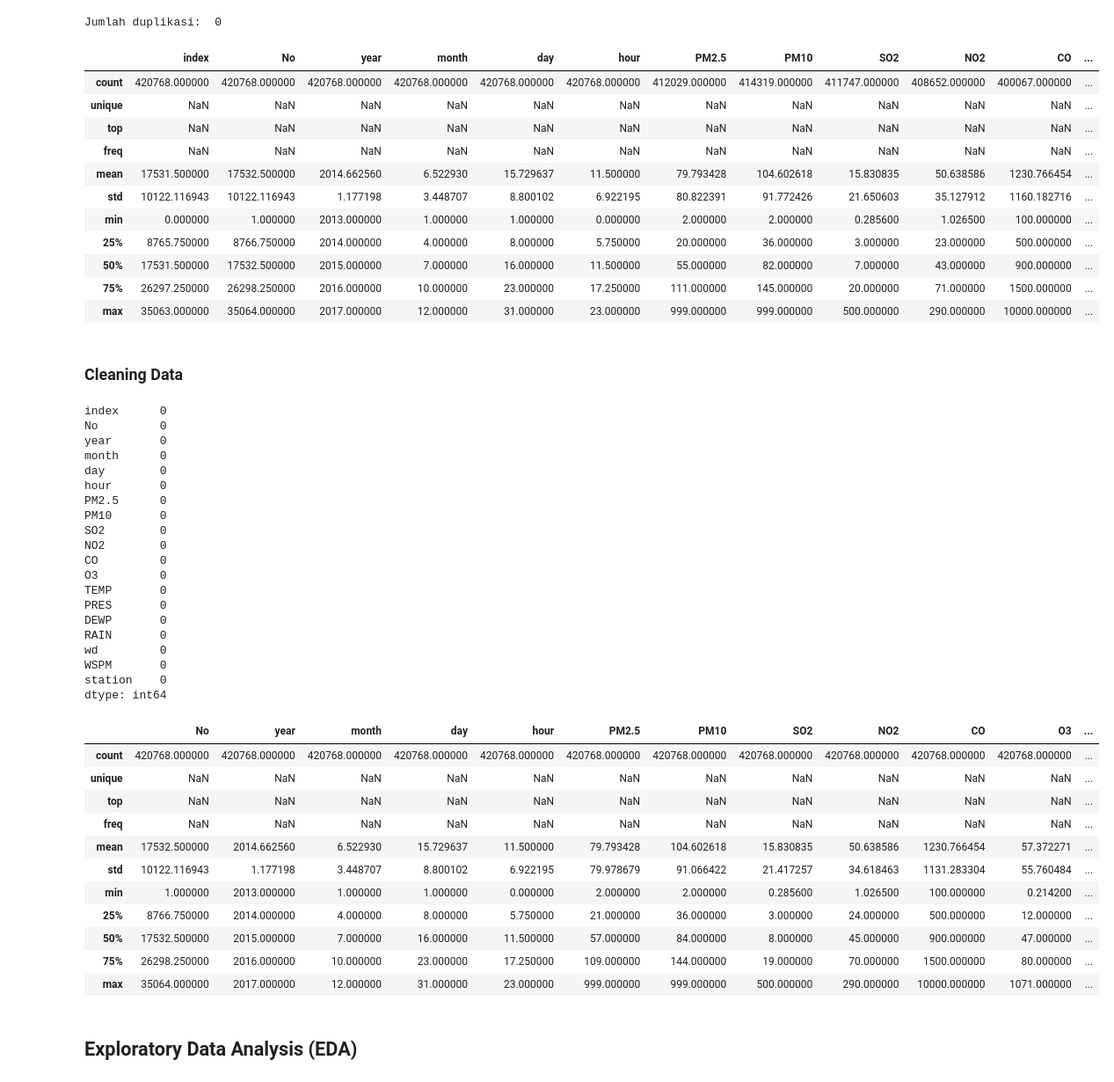
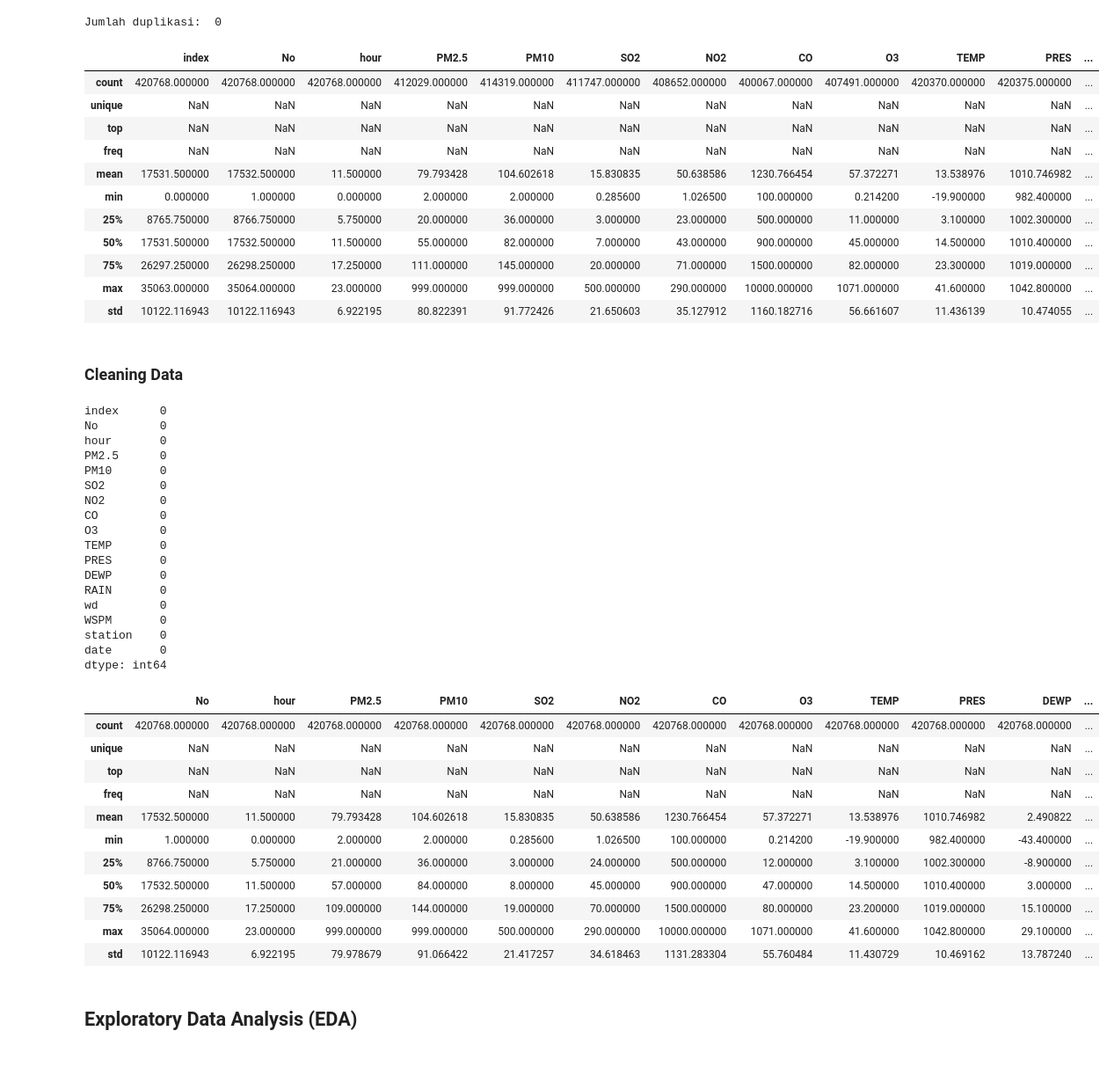
Before and after one commit to Alvi399/Analisa-Air-Quality-Dataset, a Jupyter notebook: notebook.ipynb, the cells around one changed output. Shown at 88% size. Saved outputs shown, nothing was run; the diff lists cells and outputs as text; code cells hidden in the pictures.

```diff
--- a/notebook.ipynb
+++ b/notebook.ipynb
@@ -20,18 +20,18 @@ import seaborn as sns
 # %% [markdown]
 ### Gathering Data
 # %%
-data1_df = pd.read_csv('PRSA_Data_Changping_20130301-20170228.csv')
-data2_df = pd.read_csv('PRSA_Data_Aotizhongxin_20130301-20170228.csv')
-data3_df = pd.read_csv('PRSA_Data_Dingling_20130301-20170228.csv')
-data4_df = pd.read_csv('PRSA_Data_Dongsi_20130301-20170228.csv')
-data5_df = pd.read_csv('PRSA_Data_Guanyuan_20130301-20170228.csv')
-data6_df = pd.read_csv('PRSA_Data_Gucheng_20130301-20170228.csv')
-data7_df = pd.read_csv('PRSA_Data_Huairou_20130301-20170228.csv')
-data8_df = pd.read_csv('PRSA_Data_Nongzhanguan_20130301-20170228.csv')
-data9_df = pd.read_csv('PRSA_Data_Shunyi_20130301-20170228.csv')
-data10_df = pd.read_csv('PRSA_Data_Tiantan_20130301-20170228.csv')
-data11_df = pd.read_csv('PRSA_Data_Wanliu_20130301-20170228.csv')
-data12_df = pd.read_csv('PRSA_Data_Wanshouxigong_20130301-20170228.csv')
+data1_df = pd.read_csv('data/PRSA_Data_Changping_20130301-20170228.csv')
+data2_df = pd.read_csv('data/PRSA_Data_Aotizhongxin_20130301-20170228.csv')
+data3_df = pd.read_csv('data/PRSA_Data_Dingling_20130301-20170228.csv')
+data4_df = pd.read_csv('data/PRSA_Data_Dongsi_20130301-20170228.csv')
+data5_df = pd.read_csv('data/PRSA_Data_Guanyuan_20130301-20170228.csv')
+data6_df = pd.read_csv('data/PRSA_Data_Gucheng_20130301-20170228.csv')
+data7_df = pd.read_csv('data/PRSA_Data_Huairou_20130301-20170228.csv')
+data8_df = pd.read_csv('data/PRSA_Data_Nongzhanguan_20130301-20170228.csv')
+data9_df = pd.read_csv('data/PRSA_Data_Shunyi_20130301-20170228.csv')
+data10_df = pd.read_csv('data/PRSA_Data_Tiantan_20130301-20170228.csv')
+data11_df = pd.read_csv('data/PRSA_Data_Wanliu_20130301-20170228.csv')
+data12_df = pd.read_csv('data/PRSA_Data_Wanshouxigong_20130301-20170228.csv')
 # %%
 all_df = pd.concat(
     [data1_df,
@@ -58,3 +58,8 @@ all_df.head()
 | 4 | 4 | 5 | 2013 | 3 | 1 | 4 | 3.0 | 3.0 | 14.0 | 8.0 | 300.0 | ... |
 # %% [markdown]
 ### Assessing Data
+# %%
+all_df.drop
+all_df['date'] = pd.to_datetime(all_df[['year', 'month', 'day']])
+all_df = all_df = all_df.drop(['day', 'month', 'year'], axis=1)
+all_df.head(12)
@@ -108,18 +125,18 @@ Jumlah duplikasi:  0
 # %%
 all_df.describe(include="all")
 # %% [output]
-|  | index | No | year | month | day | hour | PM2.5 | PM10 | SO2 | NO2 | CO | ... |
-| count | 420768.000000 | 420768.000000 | 420768.000000 | 420768.000000 | 420768.000000 | 420768.000000 | 412029.000000 | 414319.000000 | 411747.000000 | 408652.000000 | 400067.000000 | ... |
+|  | index | No | hour | PM2.5 | PM10 | SO2 | NO2 | CO | O3 | TEMP | PRES | ... |
+| count | 420768.000000 | 420768.000000 | 420768.000000 | 412029.000000 | 414319.000000 | 411747.000000 | 408652.000000 | 400067.000000 | 407491.000000 | 420370.000000 | 420375.000000 | ... |
 | unique | NaN | NaN | NaN | NaN | NaN | NaN | NaN | NaN | NaN | NaN | NaN | ... |
 | top | NaN | NaN | NaN | NaN | NaN | NaN | NaN | NaN | NaN | NaN | NaN | ... |
 | freq | NaN | NaN | NaN | NaN | NaN | NaN | NaN | NaN | NaN | NaN | NaN | ... |
-| mean | 17531.500000 | 17532.500000 | 2014.662560 | 6.522930 | 15.729637 | 11.500000 | 79.793428 | 104.602618 | 15.830835 | 50.638586 | 1230.766454 | ... |
-| std | 10122.116943 | 10122.116943 | 1.177198 | 3.448707 | 8.800102 | 6.922195 | 80.822391 | 91.772426 | 21.650603 | 35.127912 | 1160.182716 | ... |
-| min | 0.000000 | 1.000000 | 2013.000000 | 1.000000 | 1.000000 | 0.000000 | 2.000000 | 2.000000 | 0.285600 | 1.026500 | 100.000000 | ... |
-| 25% | 8765.750000 | 8766.750000 | 2014.000000 | 4.000000 | 8.000000 | 5.750000 | 20.000000 | 36.000000 | 3.000000 | 23.000000 | 500.000000 | ... |
-| 50% | 17531.500000 | 17532.500000 | 2015.000000 | 7.000000 | 16.000000 | 11.500000 | 55.000000 | 82.000000 | 7.000000 | 43.000000 | 900.000000 | ... |
-| 75% | 26297.250000 | 26298.250000 | 2016.000000 | 10.000000 | 23.000000 | 17.250000 | 111.000000 | 145.000000 | 20.000000 | 71.000000 | 1500.000000 | ... |
-| max | 35063.000000 | 35064.000000 | 2017.000000 | 12.000000 | 31.000000 | 23.000000 | 999.000000 | 999.000000 | 500.000000 | 290.000000 | 10000.000000 | ... |
+| mean | 17531.500000 | 17532.500000 | 11.500000 | 79.793428 | 104.602618 | 15.830835 | 50.638586 | 1230.766454 | 57.372271 | 13.538976 | 1010.746982 | ... |
+| min | 0.000000 | 1.000000 | 0.000000 | 2.000000 | 2.000000 | 0.285600 | 1.026500 | 100.000000 | 0.214200 | -19.900000 | 982.400000 | ... |
+| 25% | 8765.750000 | 8766.750000 | 5.750000 | 20.000000 | 36.000000 | 3.000000 | 23.000000 | 500.000000 | 11.000000 | 3.100000 | 1002.300000 | ... |
+| 50% | 17531.500000 | 17532.500000 | 11.500000 | 55.000000 | 82.000000 | 7.000000 | 43.000000 | 900.000000 | 45.000000 | 14.500000 | 1010.400000 | ... |
+| 75% | 26297.250000 | 26298.250000 | 17.250000 | 111.000000 | 145.000000 | 20.000000 | 71.000000 | 1500.000000 | 82.000000 | 23.300000 | 1019.000000 | ... |
+| max | 35063.000000 | 35064.000000 | 23.000000 | 999.000000 | 999.000000 | 500.000000 | 290.000000 | 10000.000000 | 1071.000000 | 41.600000 | 1042.800000 | ... |
+| std | 10122.116943 | 10122.116943 | 6.922195 | 80.822391 | 91.772426 | 21.650603 | 35.127912 | 1160.182716 | 56.661607 | 11.436139 | 10.474055 | ... |
 # %% [markdown]
 ### Cleaning Data
 # %%
@@ -132,9 +149,6 @@ all_df.isna().sum()
 # %% [output]
 index      0
 No         0
-year       0
-month      0
-day        0
 hour       0
 PM2.5      0
 PM10       0
@@ -149,23 +163,24 @@ RAIN       0
 wd         0
 WSPM       0
 station    0
+date       0
 dtype: int64
 # %%
-# all_df.drop(columns="index",axis=1,inplace=True)
+all_df.drop(columns="index",axis=1,inplace=True)
 all_df.describe(include="all")
 # %% [output]
-|  | No | year | month | day | hour | PM2.5 | PM10 | SO2 | NO2 | CO | O3 | ... |
+|  | No | hour | PM2.5 | PM10 | SO2 | NO2 | CO | O3 | TEMP | PRES | DEWP | ... |
 | count | 420768.000000 | 420768.000000 | 420768.000000 | 420768.000000 | 420768.000000 | 420768.000000 | 420768.000000 | 420768.000000 | 420768.000000 | 420768.000000 | 420768.000000 | ... |
 | unique | NaN | NaN | NaN | NaN | NaN | NaN | NaN | NaN | NaN | NaN | NaN | ... |
 | top | NaN | NaN | NaN | NaN | NaN | NaN | NaN | NaN | NaN | NaN | NaN | ... |
 | freq | NaN | NaN | NaN | NaN | NaN | NaN | NaN | NaN | NaN | NaN | NaN | ... |
-| mean | 17532.500000 | 2014.662560 | 6.522930 | 15.729637 | 11.500000 | 79.793428 | 104.602618 | 15.830835 | 50.638586 | 1230.766454 | 57.372271 | ... |
-| std | 10122.116943 | 1.177198 | 3.448707 | 8.800102 | 6.922195 | 79.978679 | 91.066422 | 21.417257 | 34.618463 | 1131.283304 | 55.760484 | ... |
-| min | 1.000000 | 2013.000000 | 1.000000 | 1.000000 | 0.000000 | 2.000000 | 2.000000 | 0.285600 | 1.026500 | 100.000000 | 0.214200 | ... |
-| 25% | 8766.750000 | 2014.000000 | 4.000000 | 8.000000 | 5.750000 | 21.000000 | 36.000000 | 3.000000 | 24.000000 | 500.000000 | 12.000000 | ... |
-| 50% | 17532.500000 | 2015.000000 | 7.000000 | 16.000000 | 11.500000 | 57.000000 | 84.000000 | 8.000000 | 45.000000 | 900.000000 | 47.000000 | ... |
-| 75% | 26298.250000 | 2016.000000 | 10.000000 | 23.000000 | 17.250000 | 109.000000 | 144.000000 | 19.000000 | 70.000000 | 1500.000000 | 80.000000 | ... |
-| max | 35064.000000 | 2017.000000 | 12.000000 | 31.000000 | 23.000000 | 999.000000 | 999.000000 | 500.000000 | 290.000000 | 10000.000000 | 1071.000000 | ... |
+| mean | 17532.500000 | 11.500000 | 79.793428 | 104.602618 | 15.830835 | 50.638586 | 1230.766454 | 57.372271 | 13.538976 | 1010.746982 | 2.490822 | ... |
+| min | 1.000000 | 0.000000 | 2.000000 | 2.000000 | 0.285600 | 1.026500 | 100.000000 | 0.214200 | -19.900000 | 982.400000 | -43.400000 | ... |
+| 25% | 8766.750000 | 5.750000 | 21.000000 | 36.000000 | 3.000000 | 24.000000 | 500.000000 | 12.000000 | 3.100000 | 1002.300000 | -8.900000 | ... |
+| 50% | 17532.500000 | 11.500000 | 57.000000 | 84.000000 | 8.000000 | 45.000000 | 900.000000 | 47.000000 | 14.500000 | 1010.400000 | 3.000000 | ... |
+| 75% | 26298.250000 | 17.250000 | 109.000000 | 144.000000 | 19.000000 | 70.000000 | 1500.000000 | 80.000000 | 23.200000 | 1019.000000 | 15.100000 | ... |
+| max | 35064.000000 | 23.000000 | 999.000000 | 999.000000 | 500.000000 | 290.000000 | 10000.000000 | 1071.000000 | 41.600000 | 1042.800000 | 29.100000 | ... |
+| std | 10122.116943 | 6.922195 | 79.978679 | 91.066422 | 21.417257 | 34.618463 | 1131.283304 | 55.760484 | 11.430729 | 10.469162 | 13.787240 | ... |
 # %% [markdown]
 ## Exploratory Data Analysis (EDA)
 # %% [markdown]
```
Also changed, not shown: parts of 21 cells of this notebook, 27 other files.
